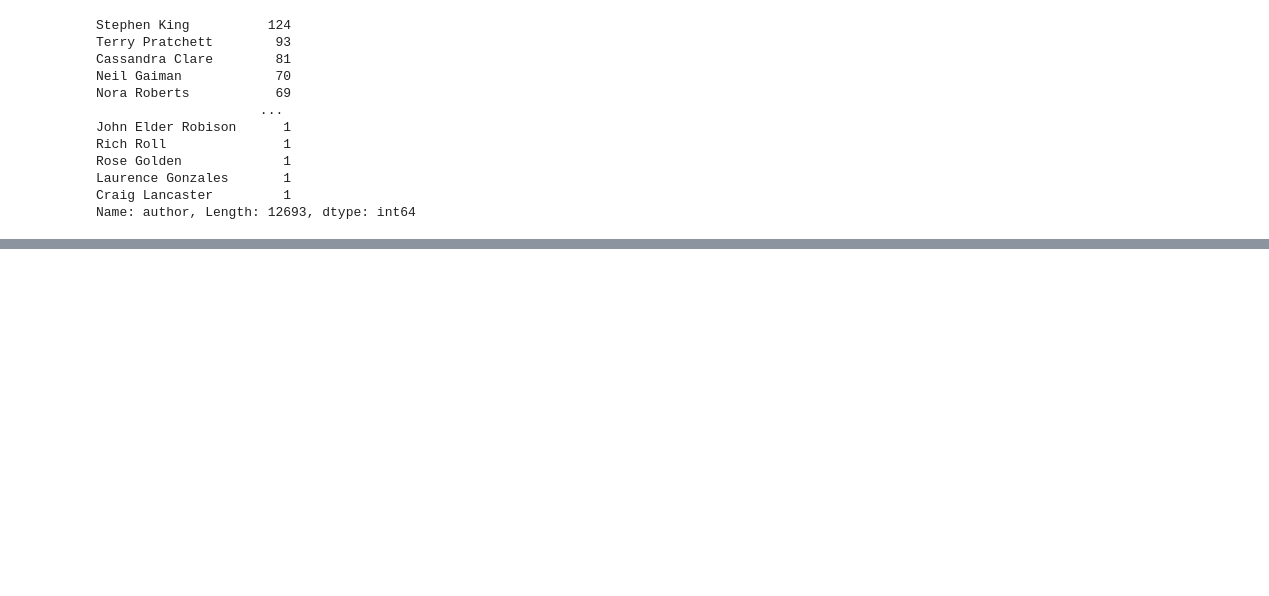
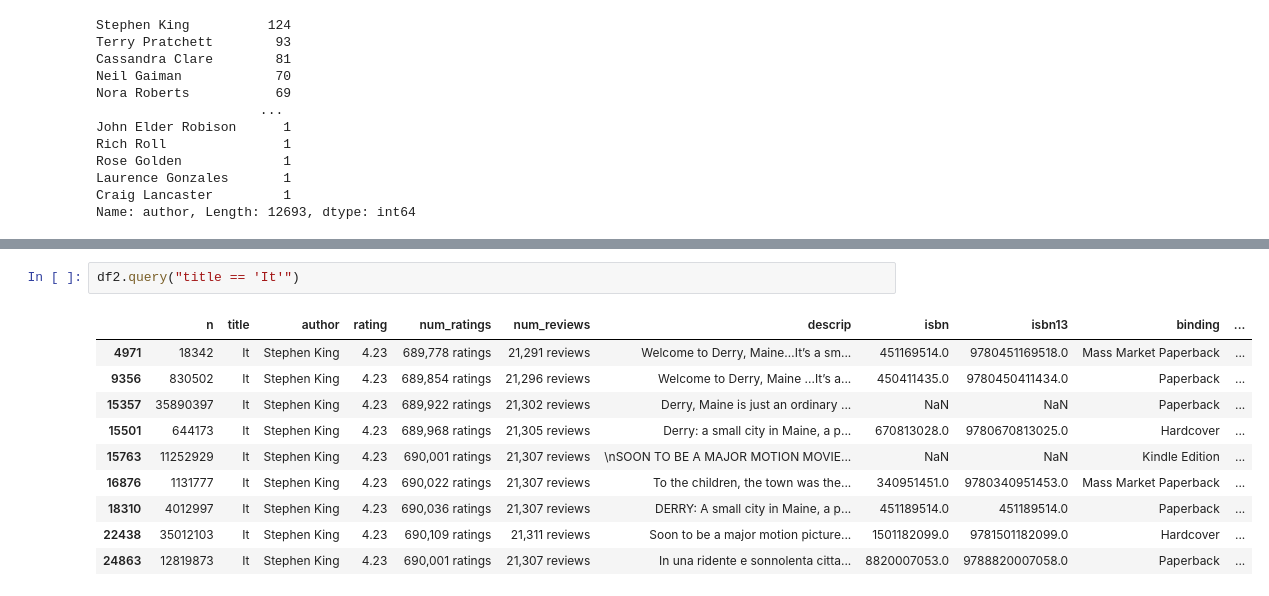
Before and after one commit to noreallyimfine/Bookfinder, a Jupyter notebook: book-recommender-1.ipynb, the cells around one changed output, grey strips where cells are left out. Cells and saved outputs as stored; diff of their text form; blank space fills up the shorter version.

```diff
--- a/book-recommender-1.ipynb
+++ b/book-recommender-1.ipynb
@@ -148,0 +181,13 @@ df2.query("author == 'Stephen King'")
+# %%
+df2.query("title == 'It'")
+# %% [output]
+|  | n | title | author | rating | num_ratings | num_reviews | descrip | isbn | isbn13 | binding | ... |
+| 4971 | 18342 | It | Stephen King | 4.23 | 689,778 ratings | 21,291 reviews | Welcome to Derry, Maine…It’s a sm... | 451169514.0 | 9780451169518.0 | Mass Market Paperback | ... |
+| 9356 | 830502 | It | Stephen King | 4.23 | 689,854 ratings | 21,296 reviews | Welcome to Derry, Maine ...It’s a... | 450411435.0 | 9780450411434.0 | Paperback | ... |
+| 15357 | 35890397 | It | Stephen King | 4.23 | 689,922 ratings | 21,302 reviews | Derry, Maine is just an ordinary ... | NaN | NaN | Paperback | ... |
+| 15501 | 644173 | It | Stephen King | 4.23 | 689,968 ratings | 21,305 reviews | Derry: a small city in Maine, a p... | 670813028.0 | 9780670813025.0 | Hardcover | ... |
+| 15763 | 11252929 | It | Stephen King | 4.23 | 690,001 ratings | 21,307 reviews | \nSOON TO BE A MAJOR MOTION MOVIE... | NaN | NaN | Kindle Edition | ... |
+| 16876 | 1131777 | It | Stephen King | 4.23 | 690,022 ratings | 21,307 reviews | To the children, the town was the... | 340951451.0 | 9780340951453.0 | Mass Market Paperback | ... |
+| 18310 | 4012997 | It | Stephen King | 4.23 | 690,036 ratings | 21,307 reviews | DERRY: A small city in Maine, a p... | 451189514.0 | 451189514.0 | Paperback | ... |
+| 22438 | 35012103 | It | Stephen King | 4.23 | 690,109 ratings | 21,311 reviews | Soon to be a major motion picture... | 1501182099.0 | 9781501182099.0 | Hardcover | ... |
+| 24863 | 12819873 | It | Stephen King | 4.23 | 690,001 ratings | 21,307 reviews | In una ridente e sonnolenta citta... | 8820007053.0 | 9788820007058.0 | Paperback | ... |
```
Also changed, not shown: parts of 4 cells of this notebook.
